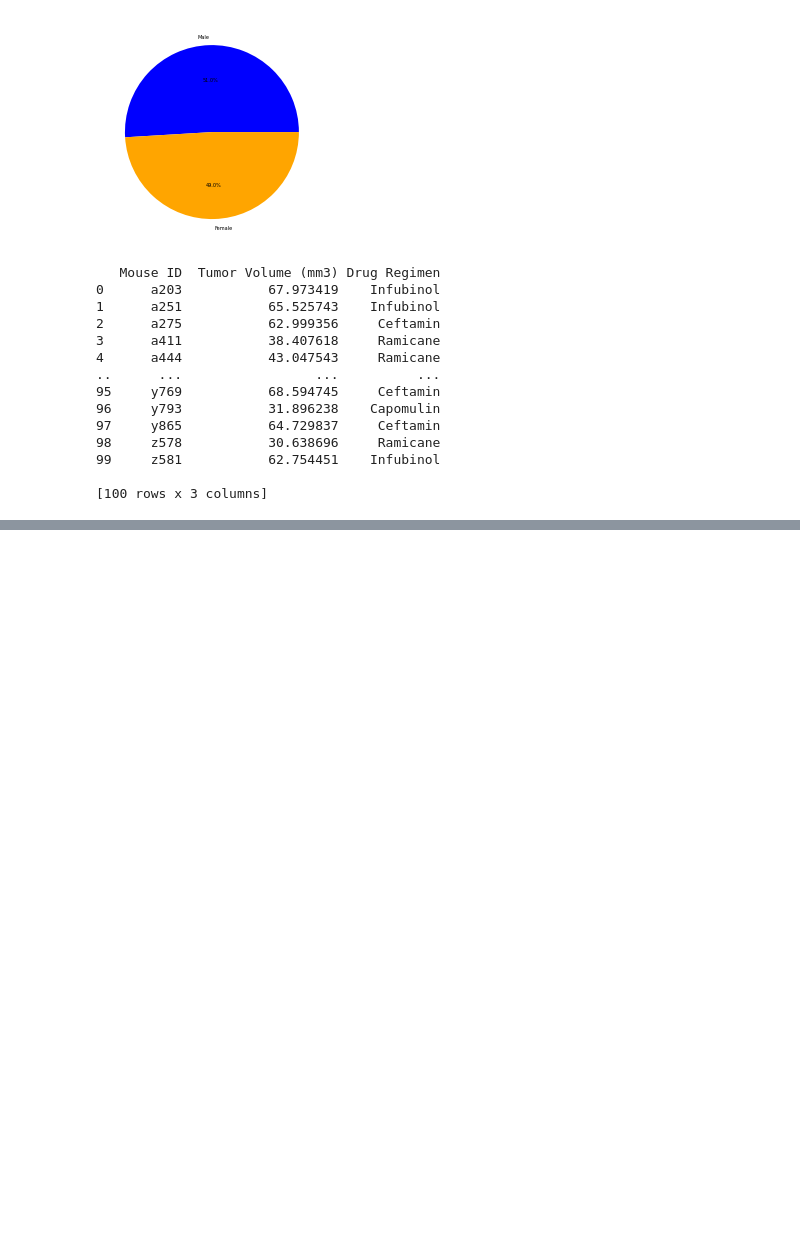
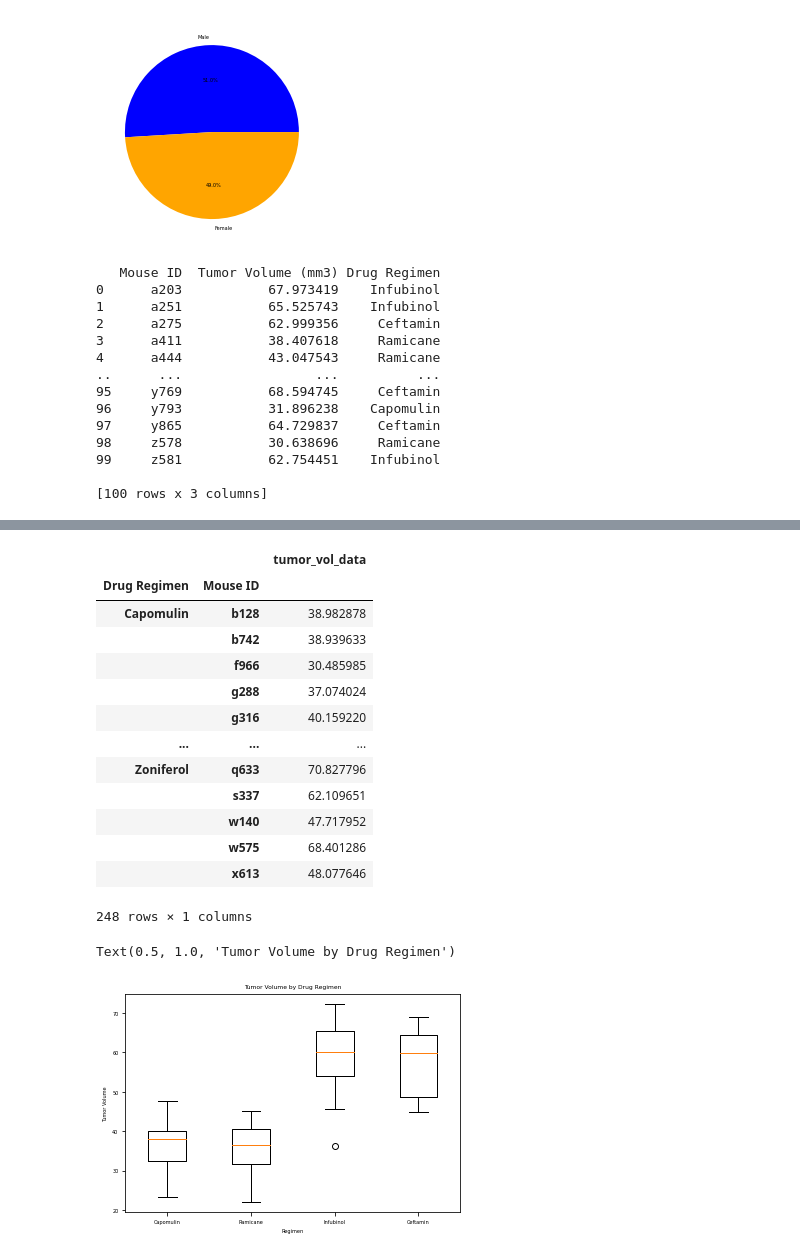
Before and after one commit to anitha0615/Data_Visualisation_Challenge, a Jupyter notebook: Pymaceuticals/pymaceuticals.ipynb, the cells around one changed output, grey strips where cells are left out. Saved outputs shown, nothing was run; the diff lists cells and outputs as text; code cells hidden in the pictures; blank space fills up the shorter version.

Commit message:
Data Visualisation Challenge

```diff
--- a/Pymaceuticals/pymaceuticals.ipynb
+++ b/Pymaceuticals/pymaceuticals.ipynb
@@ -196,11 +196,11 @@ sex_pie_df
 | Male | 958 |
 # %%
 sex_pie_df.index.values
-plt.bar(sex_pie_df.index.values,sex_pie_df['Sex'])
-plt.xlabel('Drug Regimen')
-plt.ylabel ('Number of Mice Tested')
-plt.figure(figsize =(8,6))
-plt.rcParams['font.size'] = 5
+#plt.bar(sex_pie_df.index.values,sex_pie_df['Sex'])
+#plt.xlabel('Drug Regimen')
+#plt.ylabel ('Number of Mice Tested')
+#plt.figure(figsize =(8,6))
+#plt.rcParams['font.size'] = 5
 # %% [output]
 array(['Female', 'Male'], dtype=object)
 # %%
@@ -286,0 +310,32 @@ regimen = final_tumor_volume_df['Drug Regimen'].dtype
+# %%
+# Generate a box plot that shows the distrubution of the tumor volume for each treatment group.
+
+treatments = ['Capomulin', 'Ramicane', 'Infubinol', 'Ceftamin']
+boxplot_list = []
+#print("here " + str(treatments))
+display(timepoint)
+for treatment in treatments:
+    #print(timepoint.stack()[treatment])
+    boxplot_list.append(list(timepoint.stack()[treatment]))
+#display(boxplot_list)
+plt.boxplot(boxplot_list, labels=['Capomulin', 'Ramicane', 'Infubinol', 'Ceftamin'])
+plt.xlabel('Regimen')
+plt.ylabel('Tumor Volume')
+plt.title('Tumor Volume by Drug Regimen')
+# %% [output]
+|  |  | tumor_vol_data |
+| Drug Regimen | Mouse ID |  |
+| Capomulin | b128 | 38.982878 |
+|  | b742 | 38.939633 |
+|  | f966 | 30.485985 |
+|  | g288 | 37.074024 |
+|  | g316 | 40.159220 |
+| ... | ... | ... |
+| Zoniferol | q633 | 70.827796 |
+|  | s337 | 62.109651 |
+|  | w140 | 47.717952 |
+|  | w575 | 68.401286 |
+|  | x613 | 48.077646 |
+248 rows × 1 columns
+Text(0.5, 1.0, 'Tumor Volume by Drug Regimen')
+[figure, added]
```
Also changed, not shown: parts of 6 cells of this notebook.
